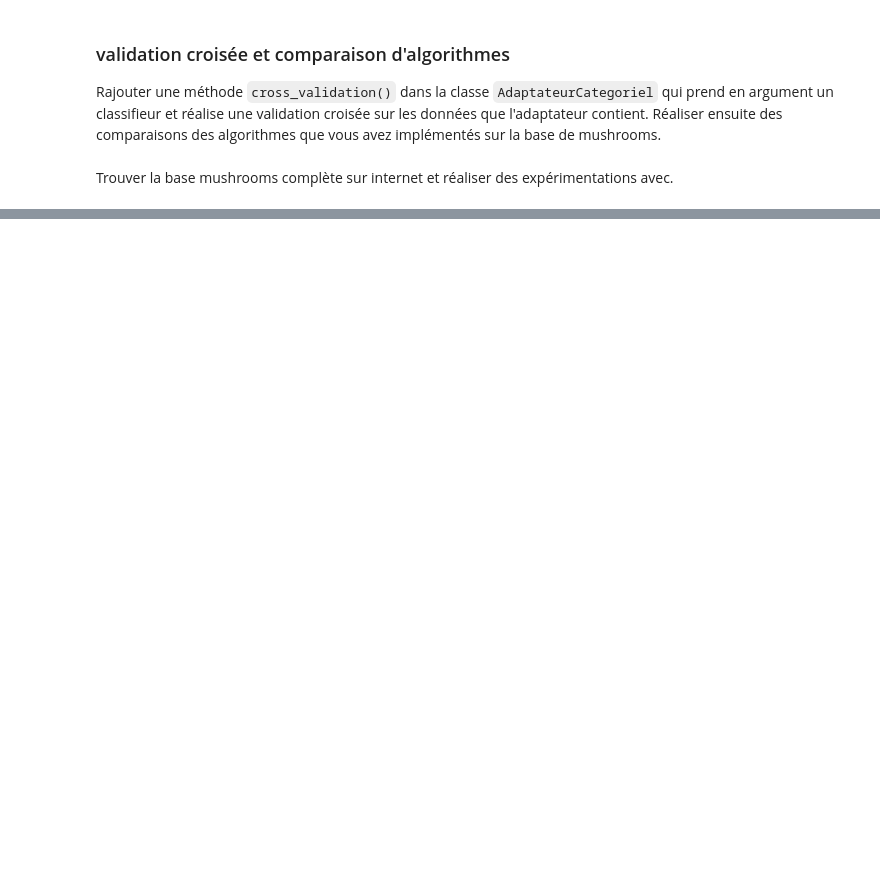
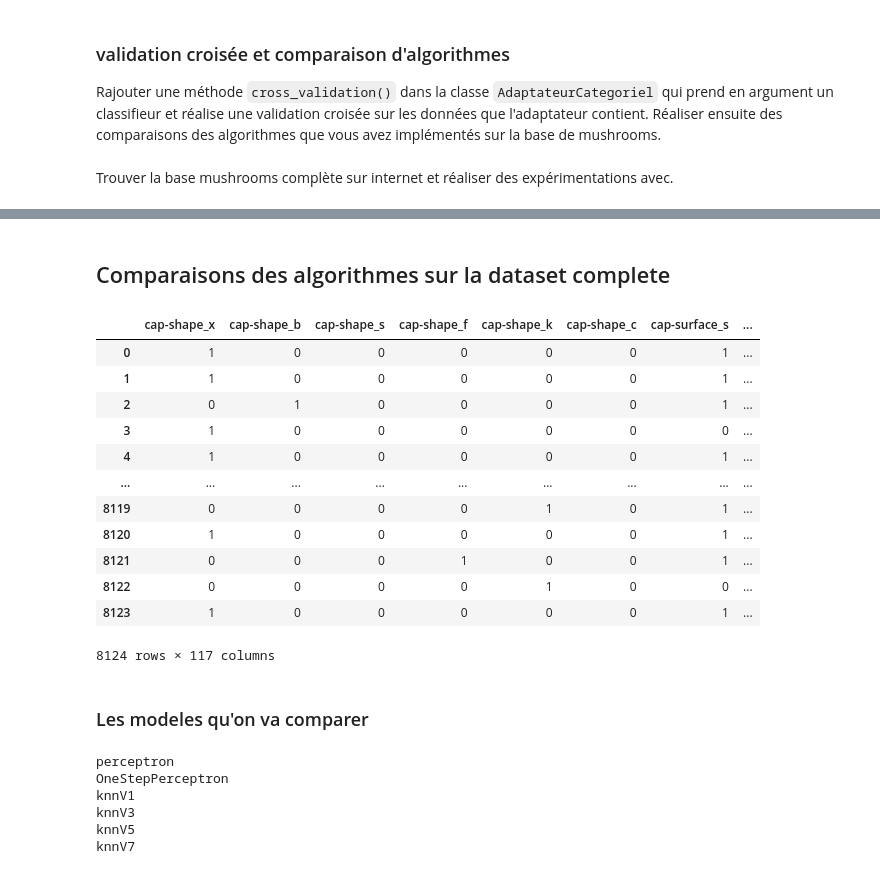
Before and after one commit to shetsecure/3i026, a Jupyter notebook: tme-06/tme-06.ipynb, the cells around one changed output, grey strips where cells are left out. Drawn from its saved outputs; the diff is of its cells as text; code cells hidden in the pictures; blank space fills up the shorter version.

```diff
--- a/tme-06/tme-06.ipynb
+++ b/tme-06/tme-06.ipynb
@@ -497,0 +566,47 @@ Trouver la base mushrooms complète sur internet et réaliser des expérimentati
+# %% [markdown]
+## Comparaisons des algorithmes sur la dataset complete
+# %%
+# Creation de l'adaptateur
+mushroom_adapt = AdaptateurCategoriel(df,'Label')
+mushroom_adapt.DFcateg
+# %% [output]
+|  | cap-shape_x | cap-shape_b | cap-shape_s | cap-shape_f | cap-shape_k | cap-shape_c | cap-surface_s | ... |
+| 0 | 1 | 0 | 0 | 0 | 0 | 0 | 1 | ... |
+| 1 | 1 | 0 | 0 | 0 | 0 | 0 | 1 | ... |
+| 2 | 0 | 1 | 0 | 0 | 0 | 0 | 1 | ... |
+| 3 | 1 | 0 | 0 | 0 | 0 | 0 | 0 | ... |
+| 4 | 1 | 0 | 0 | 0 | 0 | 0 | 1 | ... |
+| ... | ... | ... | ... | ... | ... | ... | ... | ... |
+| 8119 | 0 | 0 | 0 | 0 | 1 | 0 | 1 | ... |
+| 8120 | 1 | 0 | 0 | 0 | 0 | 0 | 1 | ... |
+| 8121 | 0 | 0 | 0 | 1 | 0 | 0 | 1 | ... |
+| 8122 | 0 | 0 | 0 | 0 | 1 | 0 | 0 | ... |
+| 8123 | 1 | 0 | 0 | 0 | 0 | 0 | 1 | ... |
+8124 rows × 117 columns
+# %% [markdown]
+### Les modeles qu'on va comparer
+# %%
+classif_dict = dict()
+
+eps = 10e-3 # learning rate
+classif_dict['perceptron'] = cl.ClassifierPerceptron(X.shape[1], eps, max_iter=1e3)
+#classif_dict['quad_kernel_perceptron'] = cl.ClassifierPerceptronKernel(X.shape[1], eps, ut.KernelPoly()) # quadratic
+#classif_dict['cubic_kernel_perceptron'] = cl.ClassifierPerceptronKernel(X.shape[1], eps, ut.KernelPoly(3)) # cubic
+
+# one step learning using analytical solution of Least Square cost function
+classif_dict['OneStepPerceptron'] = cl.ClassifierOneStepPerceptron(X.shape[1])
+
+k = 1
+while k < 9:
+    classif_dict['knnV' + str(k)] = cl.ClassifierKNN(X.shape[1], k)
+    k += 2
+
+for classifier in classif_dict:
+    print(classifier)
+# %% [output]
+perceptron
+OneStepPerceptron
+knnV1
+knnV3
+knnV5
+knnV7
```
Also changed, not shown: parts of 9 cells of this notebook, 3 other files.
